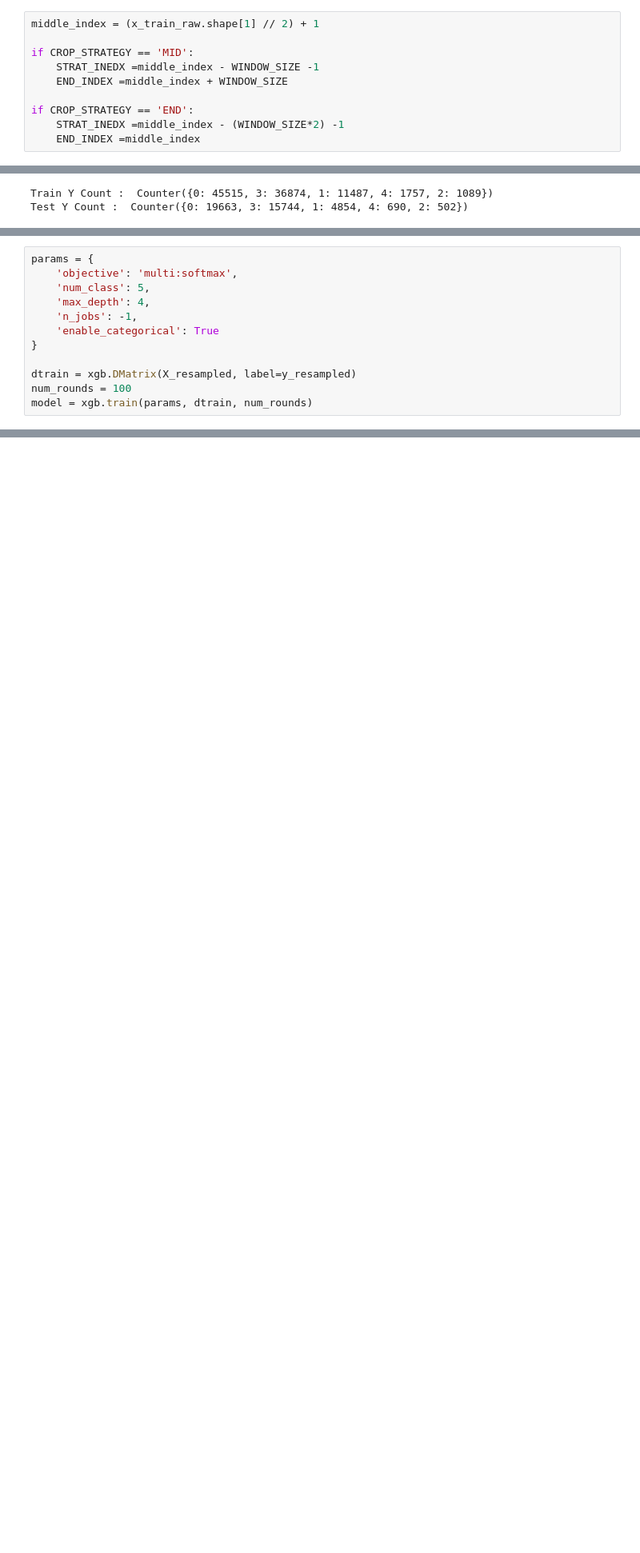
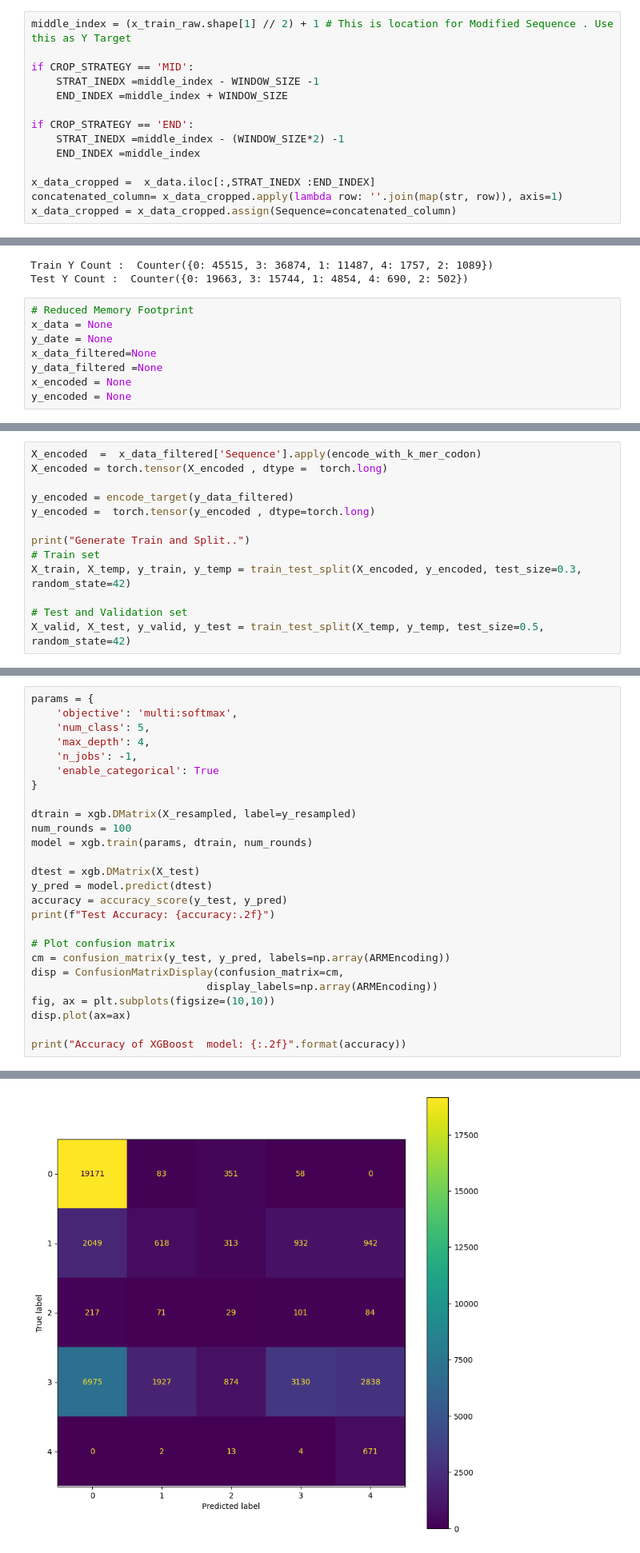
Before and after one commit to shashivish/RNA-ModX, a Jupyter notebook: RNAModXApp/notebooks/model_building/Class_A_XGBoost_FeatureExtraction copy.ipynb, the cells around one changed output, grey strips where cells are left out. Shown at 80% size. Saved outputs shown, nothing was run; the diff lists cells and outputs as text; blank space fills up the shorter version.

```diff
--- a/RNAModXApp/notebooks/model_building/Class_A_XGBoost_FeatureExtraction copy.ipynb
+++ b/RNAModXApp/notebooks/model_building/Class_A_XGBoost_FeatureExtraction copy.ipynb
@@ -90,7 +81,7 @@ Validation Shape of X : (3599, 1001) and Validation Shape of Y : (3599, 12)
 # %% [markdown]
 ### Calculate Sequence Positions to extracted from Original Sequence
 # %%
-middle_index = (x_train_raw.shape[1] // 2) + 1
+middle_index = (x_train_raw.shape[1] // 2) + 1 # This is location for Modified Sequence . Use this as Y Target
 
 if CROP_STRATEGY == 'MID':
     STRAT_INEDX =middle_index - WINDOW_SIZE -1
@@ -99,3 +90,7 @@ if CROP_STRATEGY == 'MID':
 if CROP_STRATEGY == 'END':
     STRAT_INEDX =middle_index - (WINDOW_SIZE*2) -1
     END_INDEX =middle_index
+
+x_data_cropped =  x_data.iloc[:,STRAT_INEDX :END_INDEX]
+concatenated_column= x_data_cropped.apply(lambda row: ''.join(map(str, row)), axis=1)
+x_data_cropped = x_data_cropped.assign(Sequence=concatenated_column)
@@ -216,6 +234,14 @@ print("Test Y Count : " ,Counter(y_test))
 # %% [output]
 Train Y Count :  Counter({0: 45515, 3: 36874, 1: 11487, 4: 1757, 2: 1089})
 Test Y Count :  Counter({0: 19663, 3: 15744, 1: 4854, 4: 690, 2: 502})
+# %%
+# Reduced Memory Footprint
+x_data = None
+y_date = None
+x_data_filtered=None
+y_data_filtered =None
+x_encoded = None
+y_encoded = None
 # %% [markdown]
 ### Apply Word2Vec Model
 # %%
@@ -251,0 +349,13 @@ def encode_x_with_word2Vec(x_train_raw):
+# %%
+X_encoded  =  x_data_filtered['Sequence'].apply(encode_with_k_mer_codon)
+X_encoded = torch.tensor(X_encoded , dtype =  torch.long)
+
+y_encoded = encode_target(y_data_filtered)
+y_encoded =  torch.tensor(y_encoded , dtype=torch.long)
+
+print("Generate Train and Split..")
+# Train set
+X_train, X_temp, y_train, y_temp = train_test_split(X_encoded, y_encoded, test_size=0.3, random_state=42)
+
+# Test and Validation set
+X_valid, X_test, y_valid, y_test = train_test_split(X_temp, y_temp, test_size=0.5, random_state=42)
@@ -276,4 +650,18 @@ params = {
 dtrain = xgb.DMatrix(X_resampled, label=y_resampled)
 num_rounds = 100
 model = xgb.train(params, dtrain, num_rounds)
+
+dtest = xgb.DMatrix(X_test)
+y_pred = model.predict(dtest)
+accuracy = accuracy_score(y_test, y_pred)
+print(f"Test Accuracy: {accuracy:.2f}")
+
+# Plot confusion matrix
+cm = confusion_matrix(y_test, y_pred, labels=np.array(ARMEncoding))
+disp = ConfusionMatrixDisplay(confusion_matrix=cm,
+                            display_labels=np.array(ARMEncoding))
+fig, ax = plt.subplots(figsize=(10,10))
+disp.plot(ax=ax)
+
+print("Accuracy of XGBoost  model: {:.2f}".format(accuracy))
 # %% [output]
@@ -281,0 +670 @@ Parameters: { "enable_categorical" } are not used.
+[figure, added]
```
Also changed, not shown: parts of 33 cells of this notebook, 3 other files.
